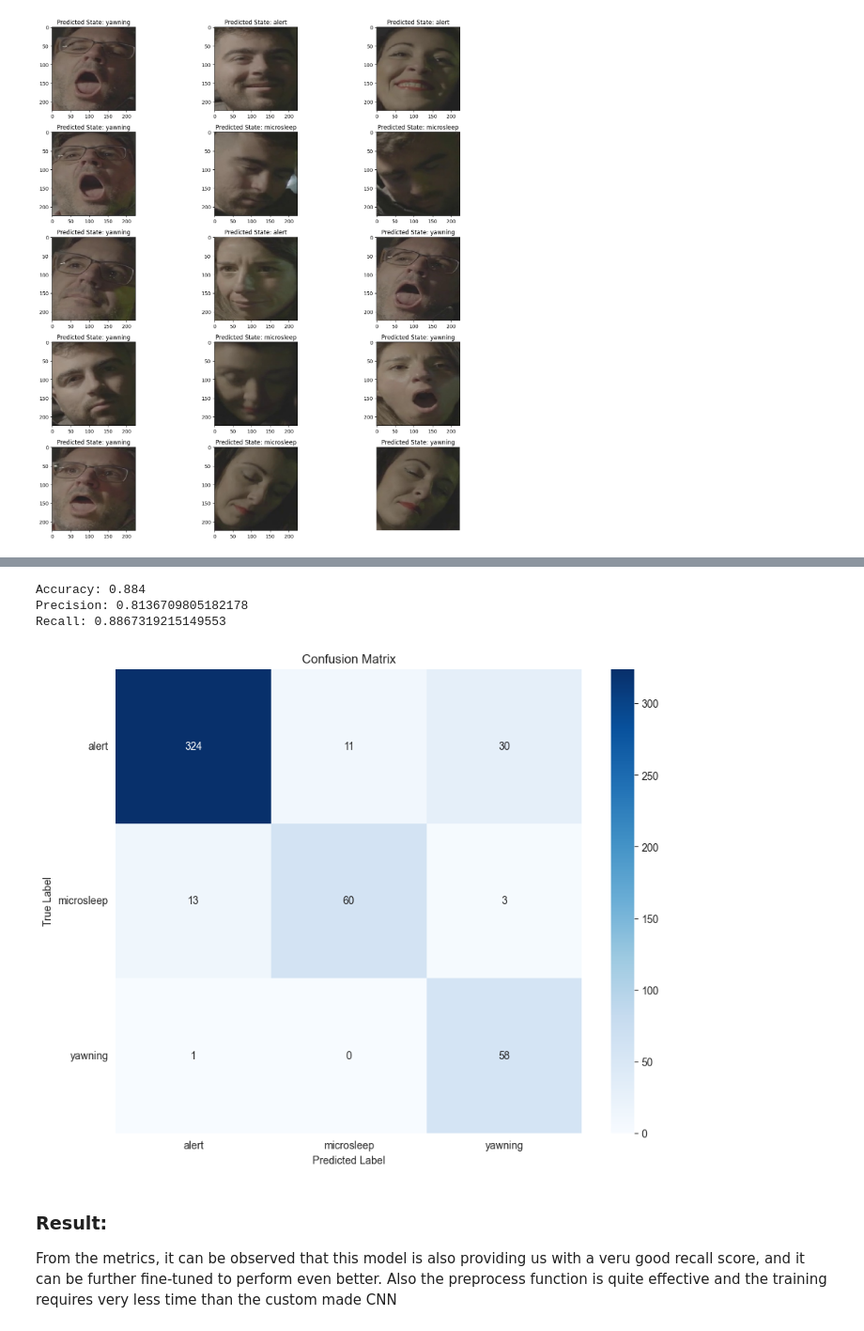
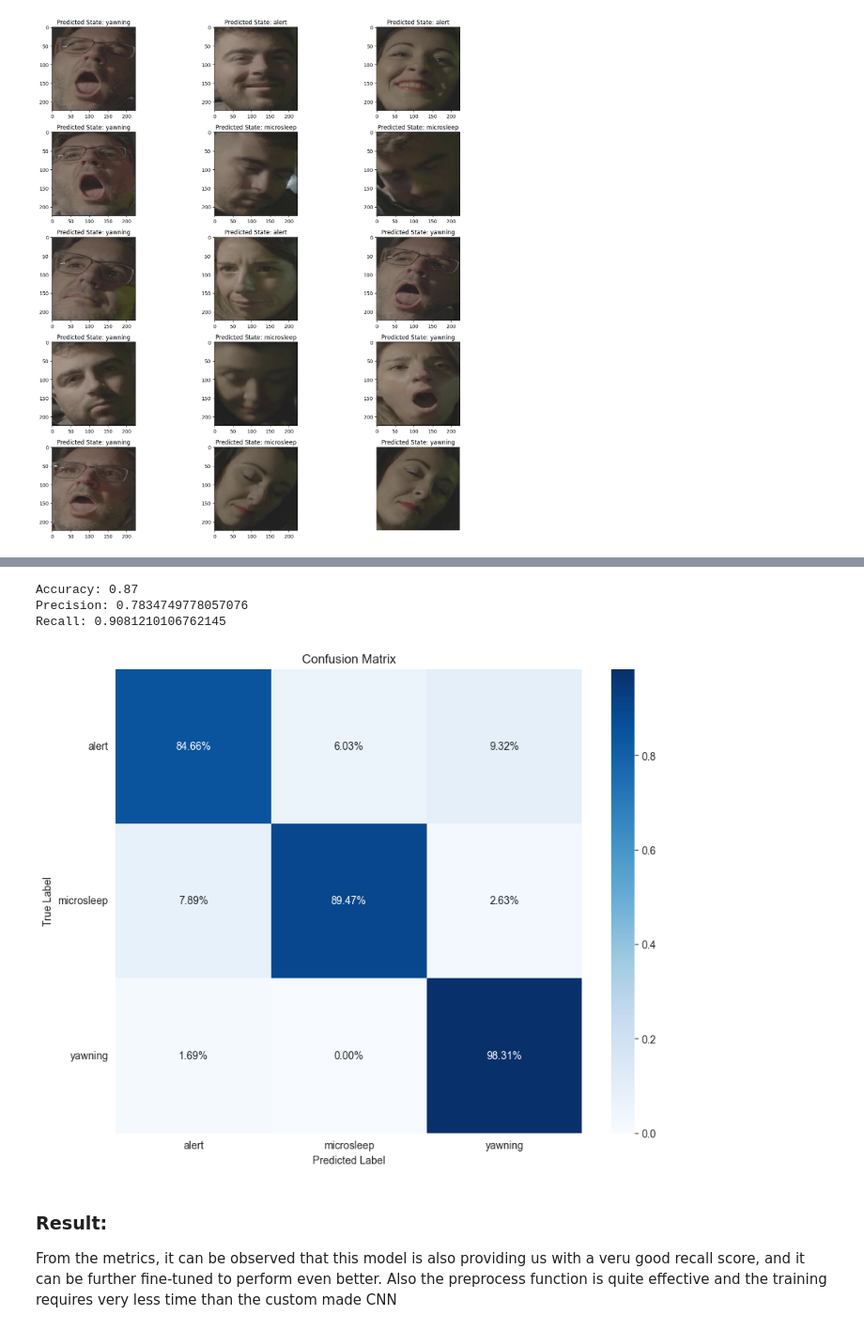
Before and after one commit to Safwan-ullah-khan/drivers-drowsiness-detection, a Jupyter notebook: drowsiness_detection.ipynb, the cells around one changed output, grey strips where cells are left out. Shown at 94% size. Drawn from its saved outputs; the diff is of its cells as text; code cells hidden in the pictures.

```diff
--- a/drowsiness_detection.ipynb
+++ b/drowsiness_detection.ipynb
@@ -480,5 +482,7 @@ plt.show()
 # %%
 model_res.save('./saved_models/model_res.h5')
+# %%
+trained_model_res = load_model('./saved_models/model_res.h5')
 # %% [markdown]
 ### Model testing and Evaluation
 # %%
@@ -547,5 +551,5 @@ test_features = get_features(ResNet50, resnet_preprocessor, (224, 224, 3), img_t
 Feature maps shape: (500, 2048)
 # %%
-predictions = model_res.predict(test_features)
+predictions = trained_model_res.predict(test_features)
 predicted_classes = np.argmax(predictions, axis=1)
 # %% [output]
@@ -565,29 +569,27 @@ print(f"Accuracy: {accuracy}")
 print(f"Precision: {precision}")
 print(f"Recall: {recall}")
 # %% [output]
-Accuracy: 0.884
-Precision: 0.8136709805182178
-Recall: 0.8867319215149553
+Accuracy: 0.87
+Precision: 0.7834749778057076
+Recall: 0.9081210106762145
+# %%
+conf_mat_percentage = conf_matrix.astype('float') / conf_matrix.sum(axis=1)[:, np.newaxis]
 # %%
-import matplotlib.pyplot as plt
-import seaborn as sns
-
-
 plt.figure(figsize=(10, 8))
 
-sns.heatmap(conf_matrix, annot=True, fmt="d", cmap="Blues")
+sns.heatmap(conf_mat_percentage, annot=True, fmt=".2%", cmap="Blues")
 
 plt.title('Confusion Matrix')
 plt.ylabel('True Label')
 plt.xlabel('Predicted Label')
 
 class_names = ['alert', 'microsleep', 'yawning']
 plt.xticks(np.arange(len(class_names)) + 0.5, class_names)
 plt.yticks(np.arange(len(class_names)) + 0.5, class_names, rotation=0)
 
 plt.show()
 # %% [output]
-[figure, old version]
+[figure, new version]
 # %% [markdown]
 ### Result:
 From the metrics, it can be observed that this model is also providing us with a veru good recall score, and it can be further fine-tuned to perform even better. Also the preprocess function is quite effective and the training requires very less time than the custom made CNN
```
Also changed, not shown: parts of 15 cells of this notebook, 1 other file.
